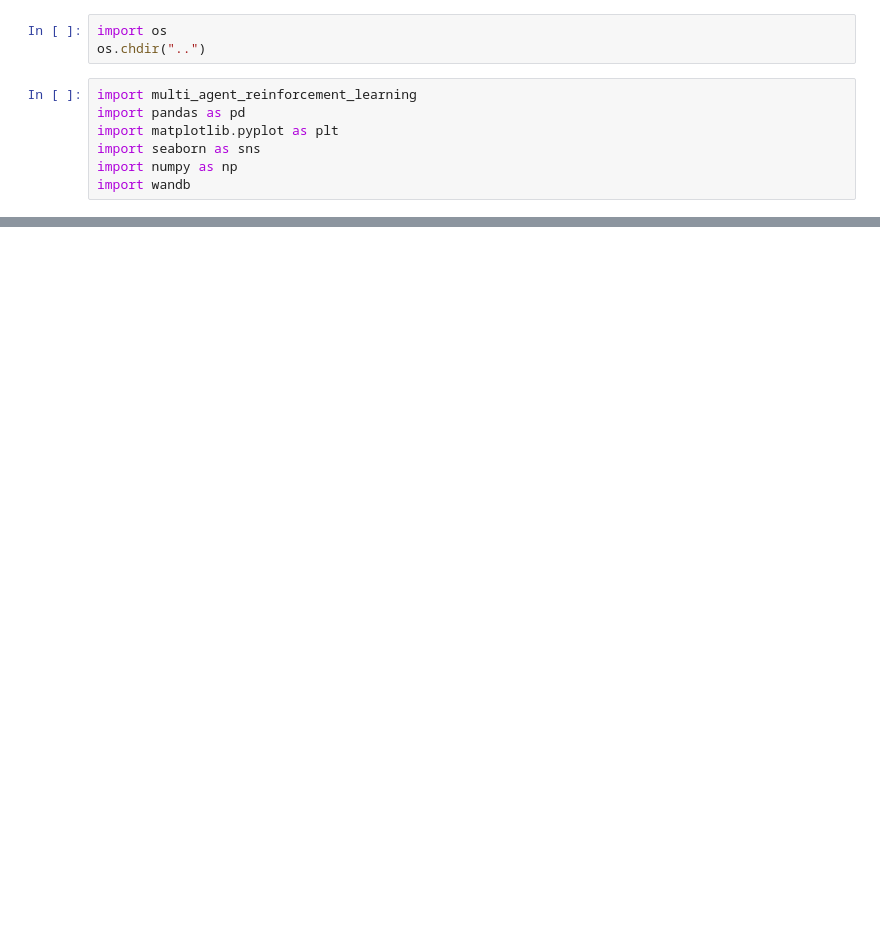
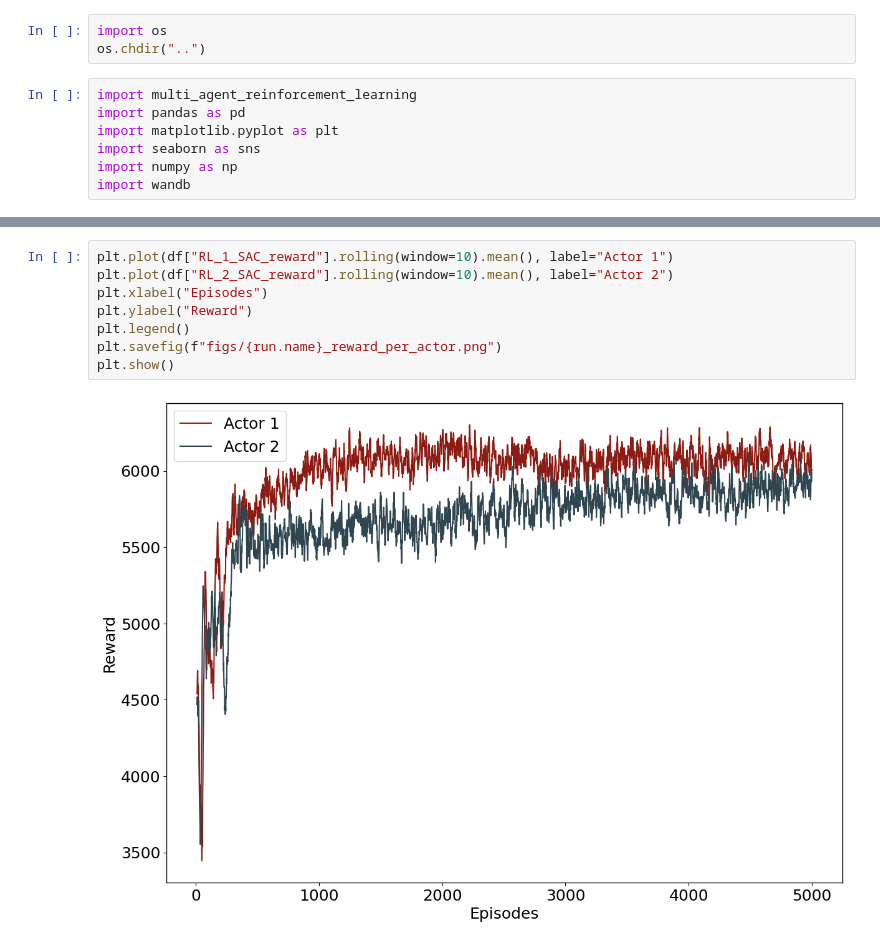
Before and after one commit to Jungar111/multi_agent_reinforcement_learning, a Jupyter notebook: notebooks/plots_for_thesis.ipynb, the cells around one changed output, grey strips where cells are left out. Drawn from its saved outputs; the diff is of its cells as text; blank space fills up the shorter version.

```diff
--- a/notebooks/plots_for_thesis.ipynb
+++ b/notebooks/plots_for_thesis.ipynb
@@ -39,0 +56,10 @@ plt.show()
+# %%
+plt.plot(df["RL_1_SAC_reward"].rolling(window=10).mean(), label="Actor 1")
+plt.plot(df["RL_2_SAC_reward"].rolling(window=10).mean(), label="Actor 2")
+plt.xlabel("Episodes")
+plt.ylabel("Reward")
+plt.legend()
+plt.savefig(f"figs/{run.name}_reward_per_actor.png")
+plt.show()
+# %% [output]
+[figure, added]
```
Also changed, not shown: parts of 6 cells of this notebook.
